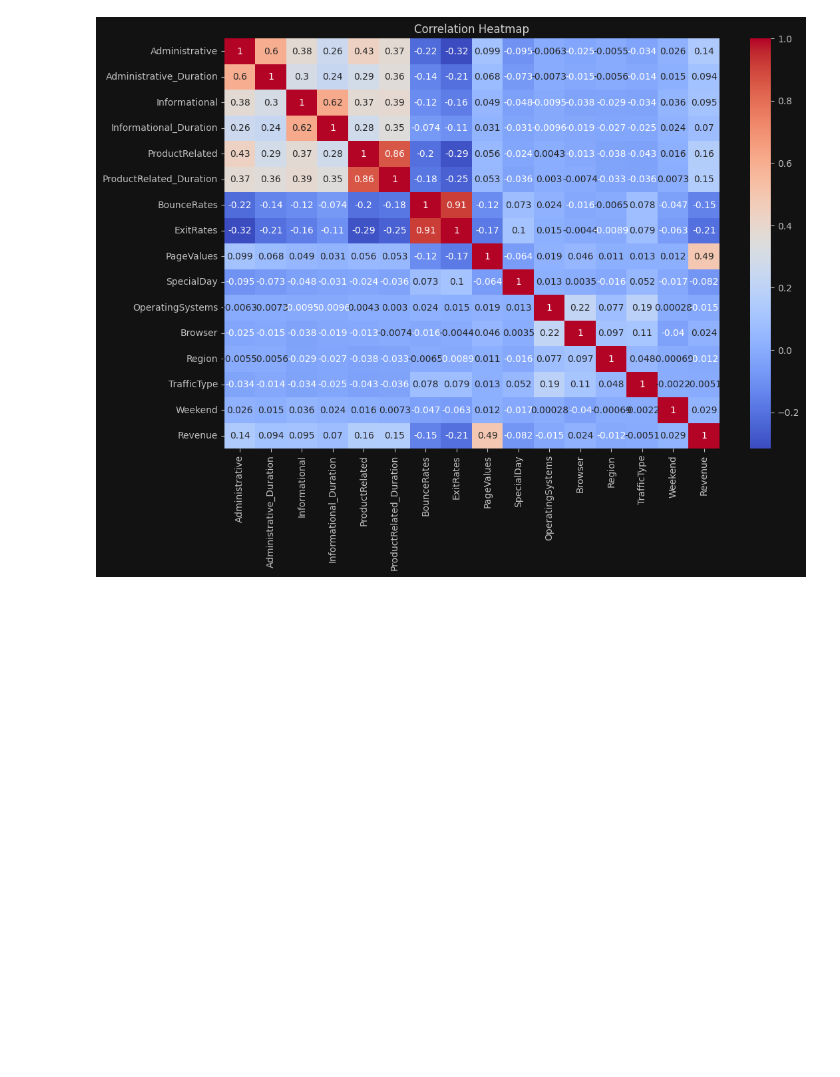
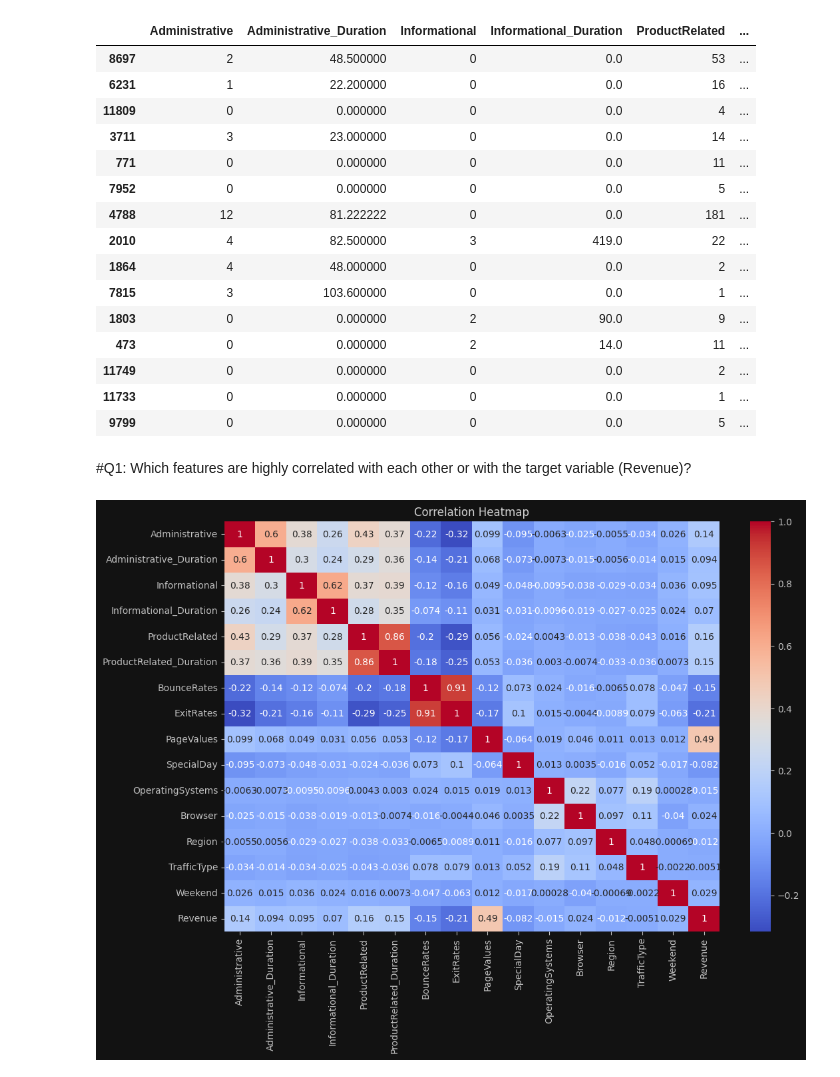
Before and after one commit to Bryan-bits/DS5010_Purchasing_Intention, a Jupyter notebook: DS5010_Final_Proejct.ipynb, the cells around one changed output. Saved outputs shown, nothing was run; the diff lists cells and outputs as text; code cells hidden in the pictures; blank space fills up the shorter version.

```diff
--- a/DS5010_Final_Proejct.ipynb
+++ b/DS5010_Final_Proejct.ipynb
@@ -47,3 +55,24 @@ cb_palette = sns.color_palette("Set1", 2)
+# %%
+df.sample(15)
+# %% [output]
+|  | Administrative | Administrative_Duration | Informational | Informational_Duration | ProductRelated | ... |
+| 8697 | 2 | 48.500000 | 0 | 0.0 | 53 | ... |
+| 6231 | 1 | 22.200000 | 0 | 0.0 | 16 | ... |
+| 11809 | 0 | 0.000000 | 0 | 0.0 | 4 | ... |
+| 3711 | 3 | 23.000000 | 0 | 0.0 | 14 | ... |
+| 771 | 0 | 0.000000 | 0 | 0.0 | 11 | ... |
+| 7952 | 0 | 0.000000 | 0 | 0.0 | 5 | ... |
+| 4788 | 12 | 81.222222 | 0 | 0.0 | 181 | ... |
+| 2010 | 4 | 82.500000 | 3 | 419.0 | 22 | ... |
+| 1864 | 4 | 48.000000 | 0 | 0.0 | 2 | ... |
+| 7815 | 3 | 103.600000 | 0 | 0.0 | 1 | ... |
+| 1803 | 0 | 0.000000 | 2 | 90.0 | 9 | ... |
+| 473 | 0 | 0.000000 | 2 | 14.0 | 11 | ... |
+| 11749 | 0 | 0.000000 | 0 | 0.0 | 2 | ... |
+| 11733 | 0 | 0.000000 | 0 | 0.0 | 1 | ... |
+| 9799 | 0 | 0.000000 | 0 | 0.0 | 5 | ... |
+# %% [markdown]
+#Q1: Which features are highly correlated with each other or with the target variable (Revenue)?
 # %%
 # Q1: Which features are highly correlated with each other or with the target variable (Revenue)?
 
```
Also changed, not shown: parts of 54 cells of this notebook, 1 other file.
